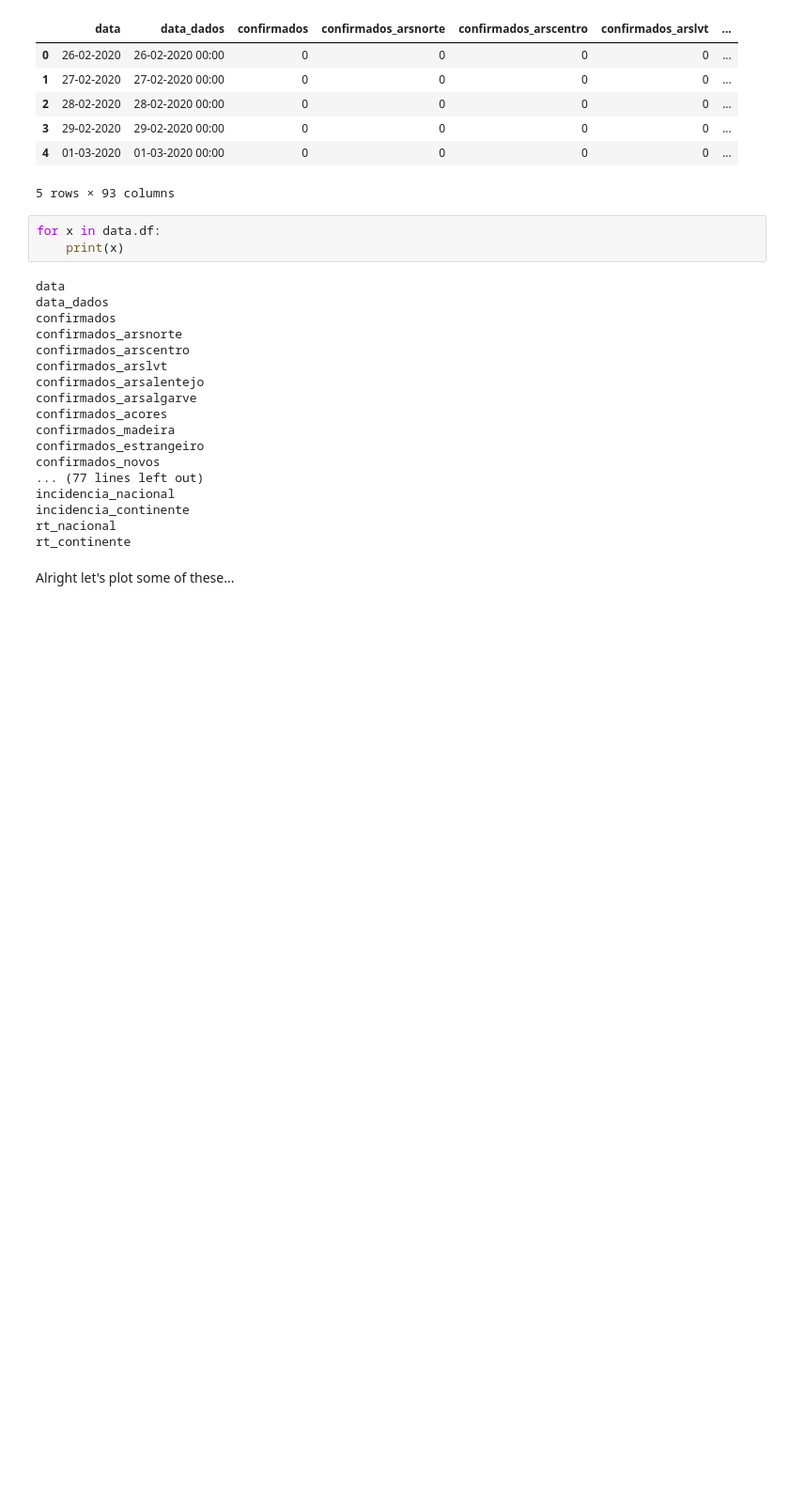
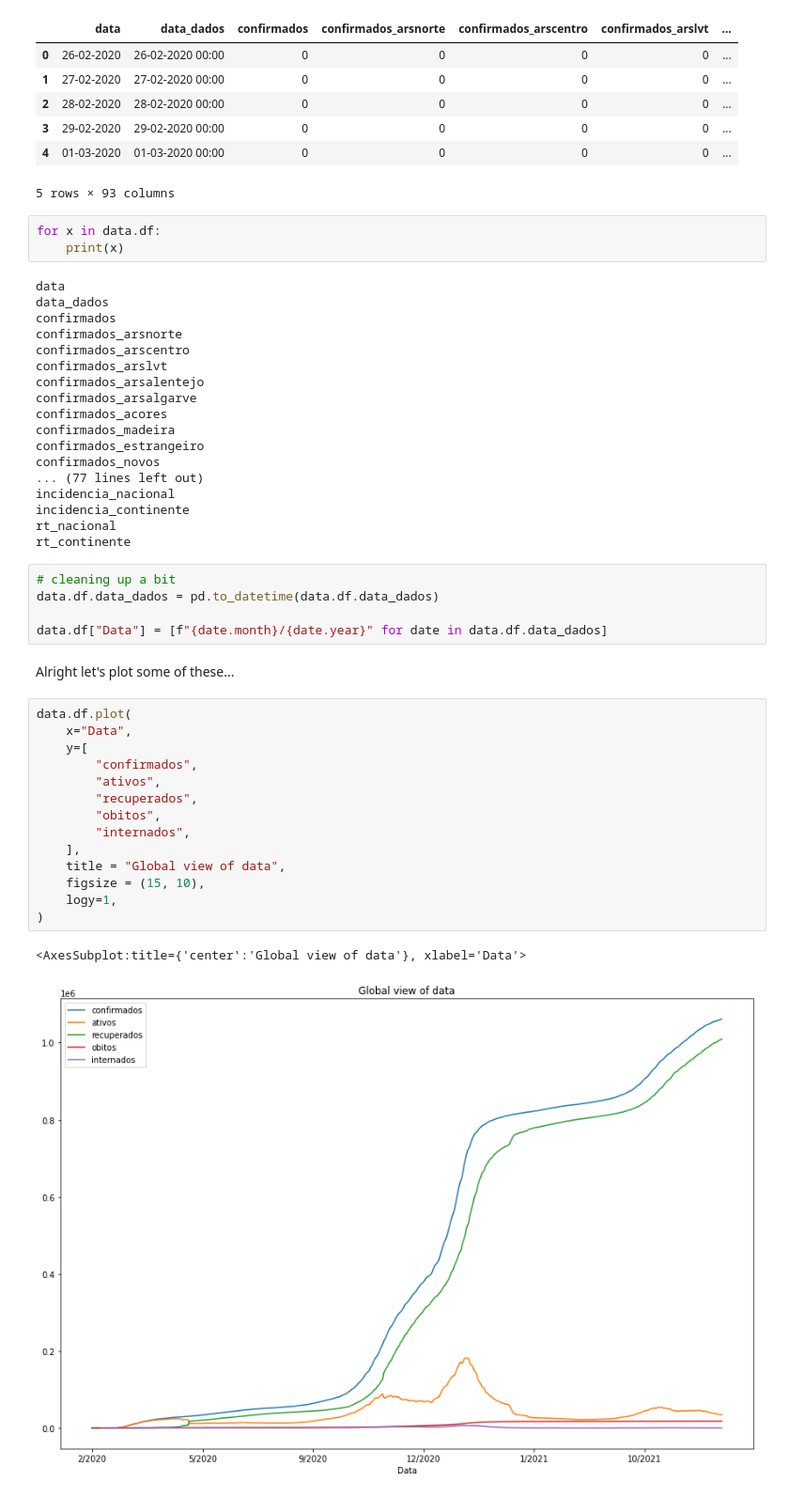
Before and after one commit to RuiFilipeCampos/PTcovid19_data_analysis, a Jupyter notebook: Exploring the Data.ipynb, the cells around one changed output. Shown: that part at 94% size. Saved outputs shown, nothing was run; the diff lists cells and outputs as text; blank space fills up the shorter version.

```diff
--- a/Exploring the Data.ipynb
+++ b/Exploring the Data.ipynb
@@ -43,7 +43,29 @@ incidencia_nacional
 incidencia_continente
 rt_nacional
 rt_continente
+# %%
+# cleaning up a bit
+data.df.data_dados = pd.to_datetime(data.df.data_dados)
+
+data.df["Data"] = [f"{date.month}/{date.year}" for date in data.df.data_dados]
 # %% [markdown]
 Alright let's plot some of these...
+# %%
+data.df.plot(
+    x="Data",
+    y=[
+        "confirmados",
+        "ativos",
+        "recuperados",
+        "obitos",
+        "internados",
+    ],
+    title = "Global view of data",
+    figsize = (15, 10),
+    logy=1,
+)
+# %% [output]
+<AxesSubplot:title={'center':'Global view of data'}, xlabel='Data'>
+[figure, added]
 # %%
 data.df.plot(
```
Also changed, not shown: parts of 1 cell of this notebook.
